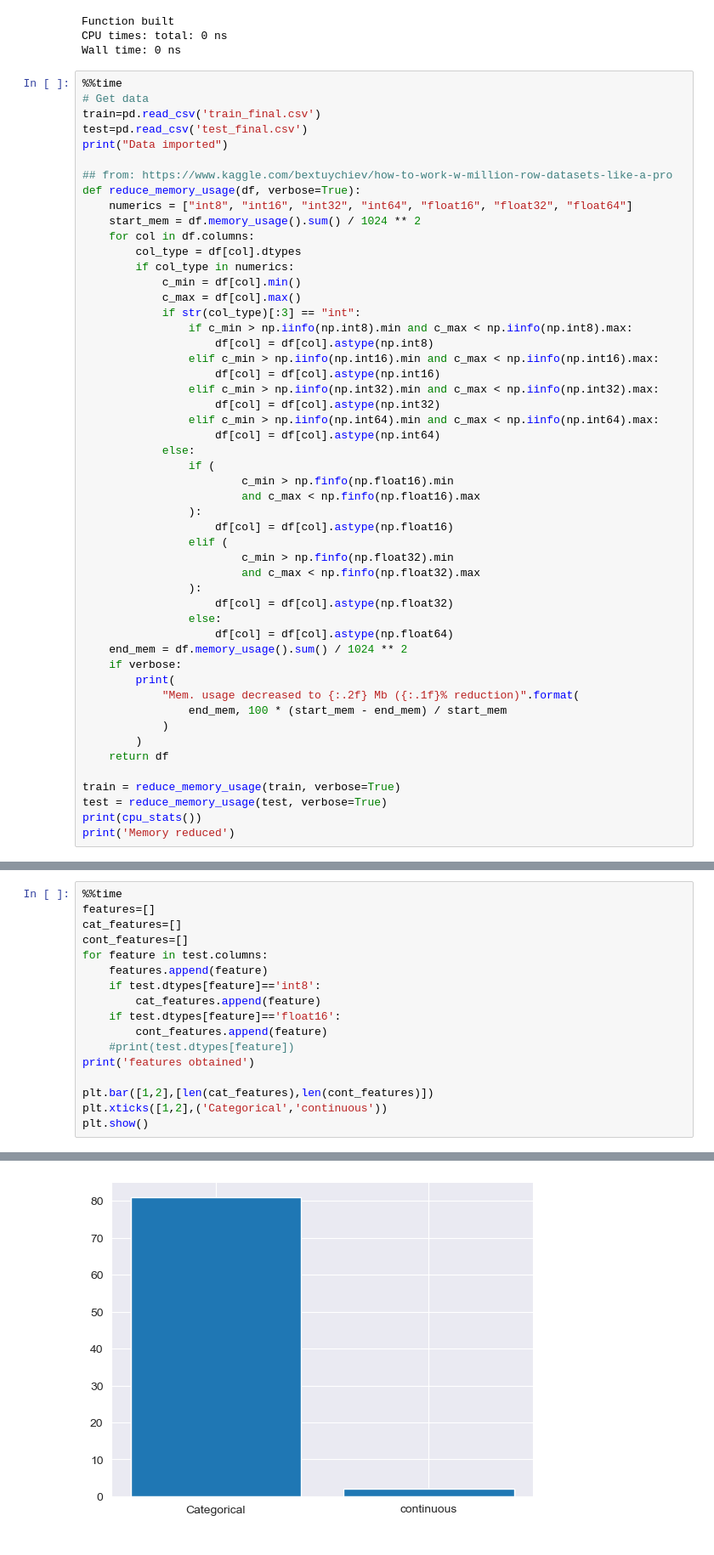
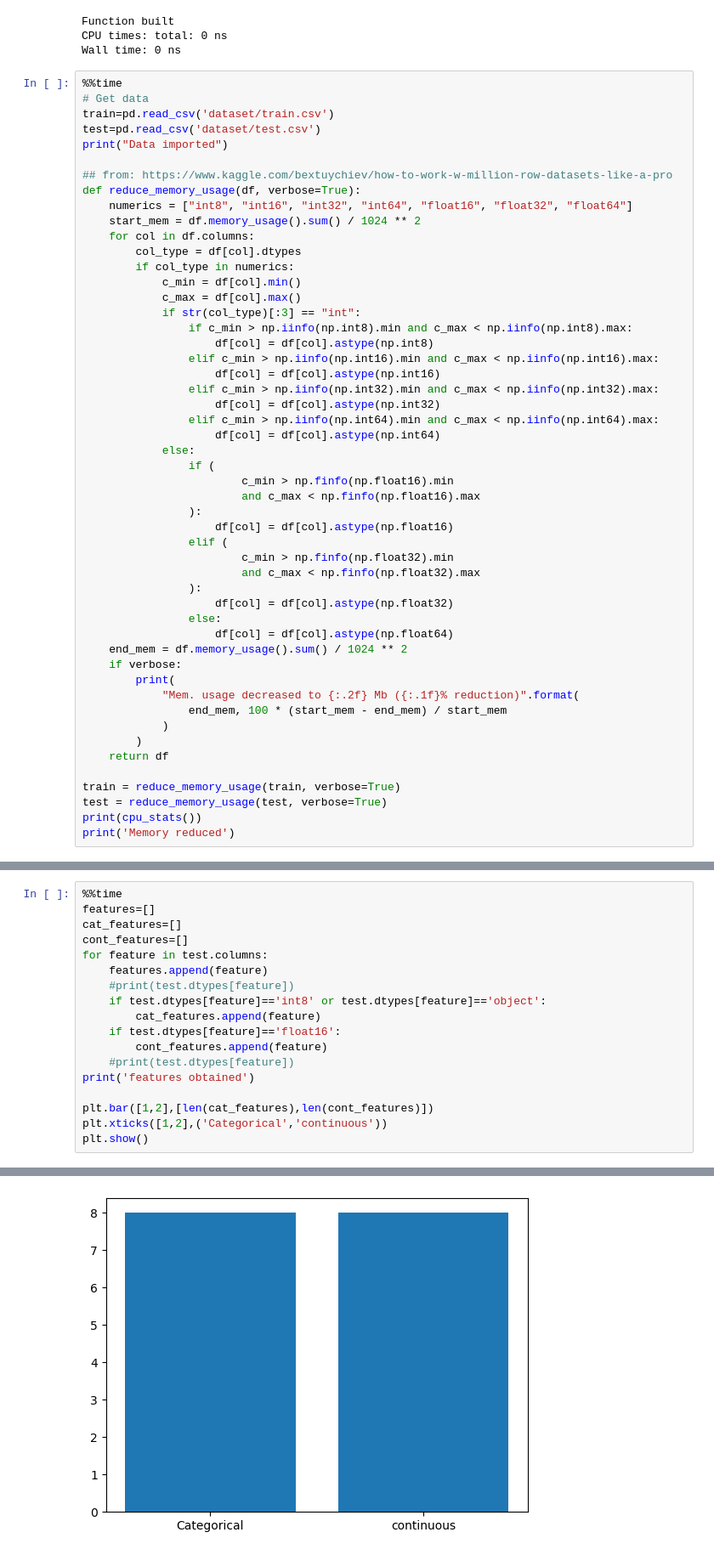
Before and after one commit to Brqtnguyen/DSPproject, a Jupyter notebook: DataVis.ipynb, the cells around one changed output, grey strips where cells are left out. Shown at 85% size. Cells and saved outputs as stored; diff of their text form.

```diff
--- a/DataVis.ipynb
+++ b/DataVis.ipynb
@@ -66,8 +66,8 @@ Wall time: 0 ns
 # %%
 %%time
 # Get data
-train=pd.read_csv('train_final.csv')
-test=pd.read_csv('test_final.csv')
+train=pd.read_csv('dataset/train.csv')
+test=pd.read_csv('dataset/test.csv')
 print("Data imported")
 
 ## from: https://www.kaggle.com/bextuychiev/how-to-work-w-million-row-datasets-like-a-pro
@@ -125,20 +125,21 @@ Wall time: 143 ms
 # %%
 %%time
 features=[]
 cat_features=[]
 cont_features=[]
 for feature in test.columns:
     features.append(feature)
-    if test.dtypes[feature]=='int8':
+    #print(test.dtypes[feature])
+    if test.dtypes[feature]=='int8' or test.dtypes[feature]=='object':
         cat_features.append(feature)
     if test.dtypes[feature]=='float16':
         cont_features.append(feature)
     #print(test.dtypes[feature])
 print('features obtained')
 
 plt.bar([1,2],[len(cat_features),len(cont_features)])
 plt.xticks([1,2],('Categorical','continuous'))
 plt.show()
 # %% [output]
 features obtained
-[figure, old version]
+[figure, new version]
```
Also changed, not shown: parts of 30 cells of this notebook.
